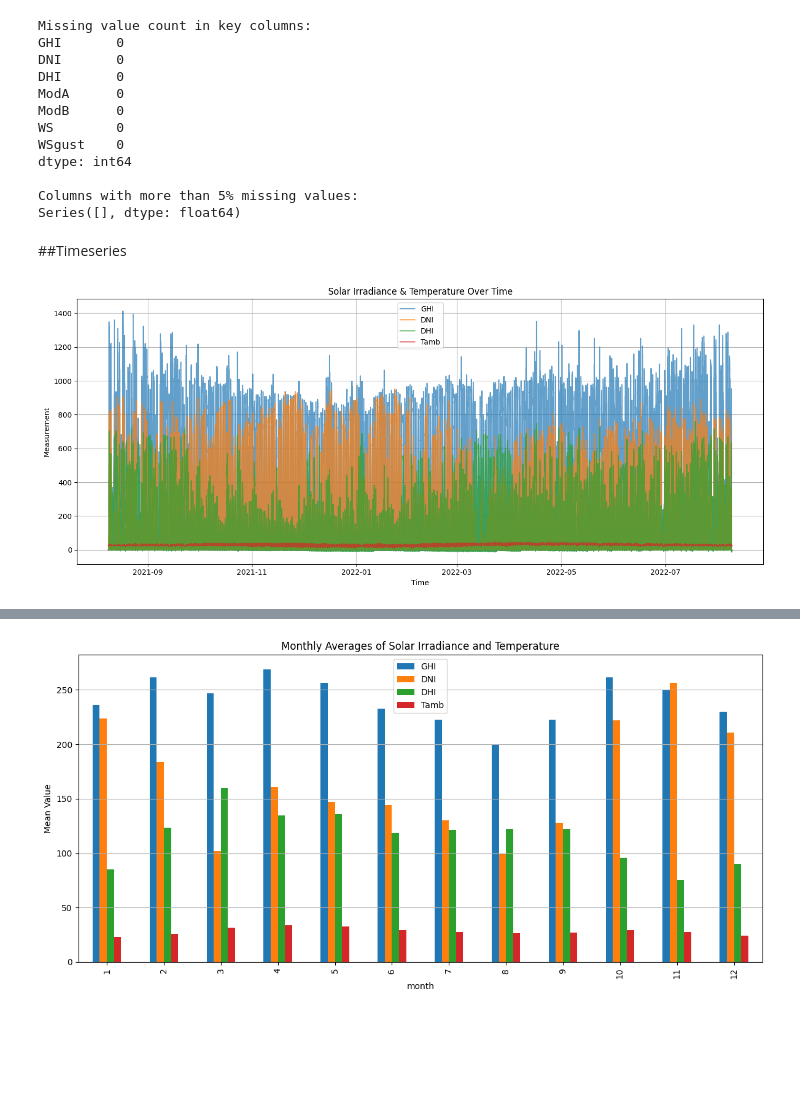
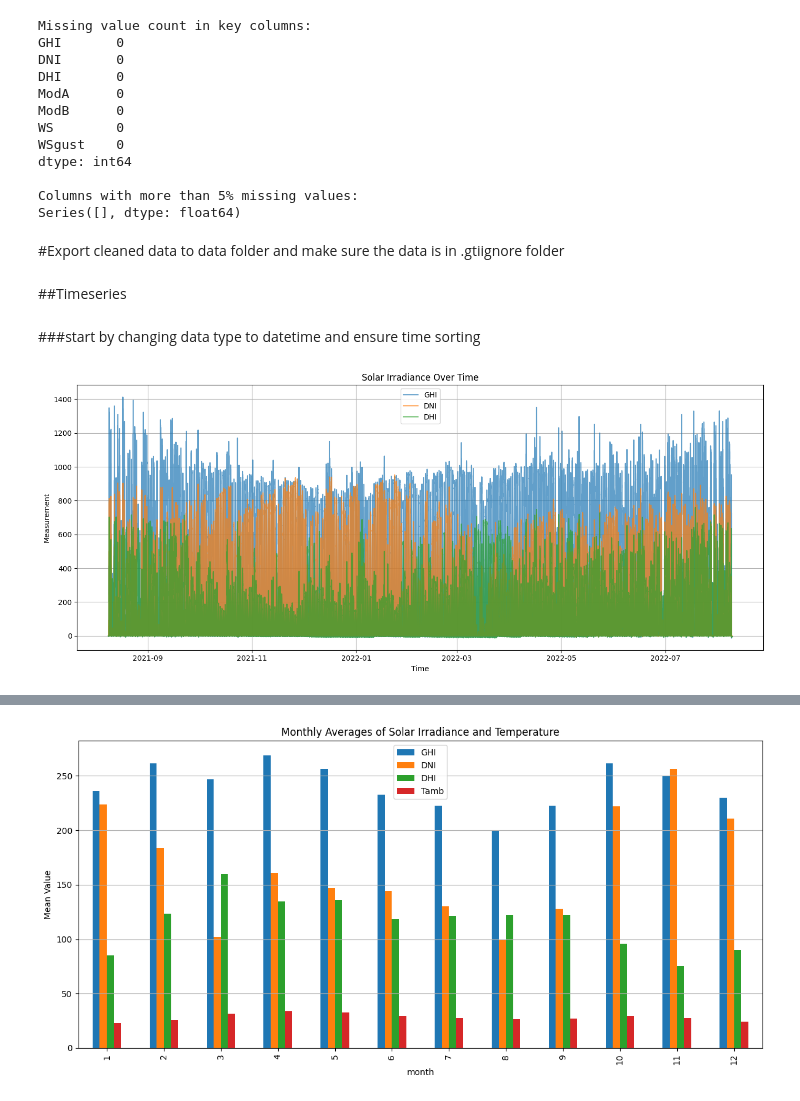
Before and after one commit to samuelkibret/solar-challenge-week1, a Jupyter notebook: notebooks/benin-eda.ipynb, the cells around one changed output, grey strips where cells are left out. Cells and saved outputs as stored; diff of their text form; code cells hidden in the pictures; blank space fills up the shorter version.

```diff
--- a/notebooks/benin-eda.ipynb
+++ b/notebooks/benin-eda.ipynb
@@ -64,0 +89,2 @@ dtype: int64
+# %%
+df = df.drop(columns=['Comments'])
@@ -65,8 +93,4 @@ dtype: int64
 # %%
-%pip install scipy
-%pip install numpy
-%pip install matplotlib
-%pip install seaborn
 from scipy.stats import zscore
 
 # Select relevant columns
@@ -80,3 +104,5 @@ outliers = (z_scores.abs() > 3)
 
 # Count how many outliers per column
 outliers.sum()
+# check any z -score with above absolute 3
+df['Outlier_Flag'] = z_scores.abs().gt(3).any(axis=1)
@@ -136,3 +133,5 @@ dtype: int64
 
 Columns with more than 5% missing values:
 Series([], dtype: float64)
+# %% [markdown]
+#Export cleaned data to data folder and make sure the data is in .gtiignore folder
@@ -139,4 +141,6 @@ Series([], dtype: float64)
 # %% [markdown]
 ##Timeseries
+# %% [markdown]
+###start by changing data type to datetime and ensure time sorting
 # %%
 df['Timestamp'] = pd.to_datetime(df['Timestamp'], errors='coerce')
@@ -144,16 +148,15 @@ df = df.sort_values('Timestamp')  # Ensure chronological order
 # %%
 import matplotlib.pyplot as plt
-
 plt.figure(figsize=(14, 6))
-for col in ['GHI', 'DNI', 'DHI', 'Tamb']:
+for col in ['GHI', 'DNI', 'DHI']:
     plt.plot(df['Timestamp'], df[col], label=col, alpha=0.7)
 
-plt.title('Solar Irradiance & Temperature Over Time')
+plt.title('Solar Irradiance Over Time')
 plt.xlabel('Time')
 plt.ylabel('Measurement')
 plt.legend()
 plt.grid(True)
 plt.tight_layout()
 plt.show()
 # %% [output]
-[figure, old version]
+[figure, new version]
```
Also changed, not shown: parts of 16 cells of this notebook.
